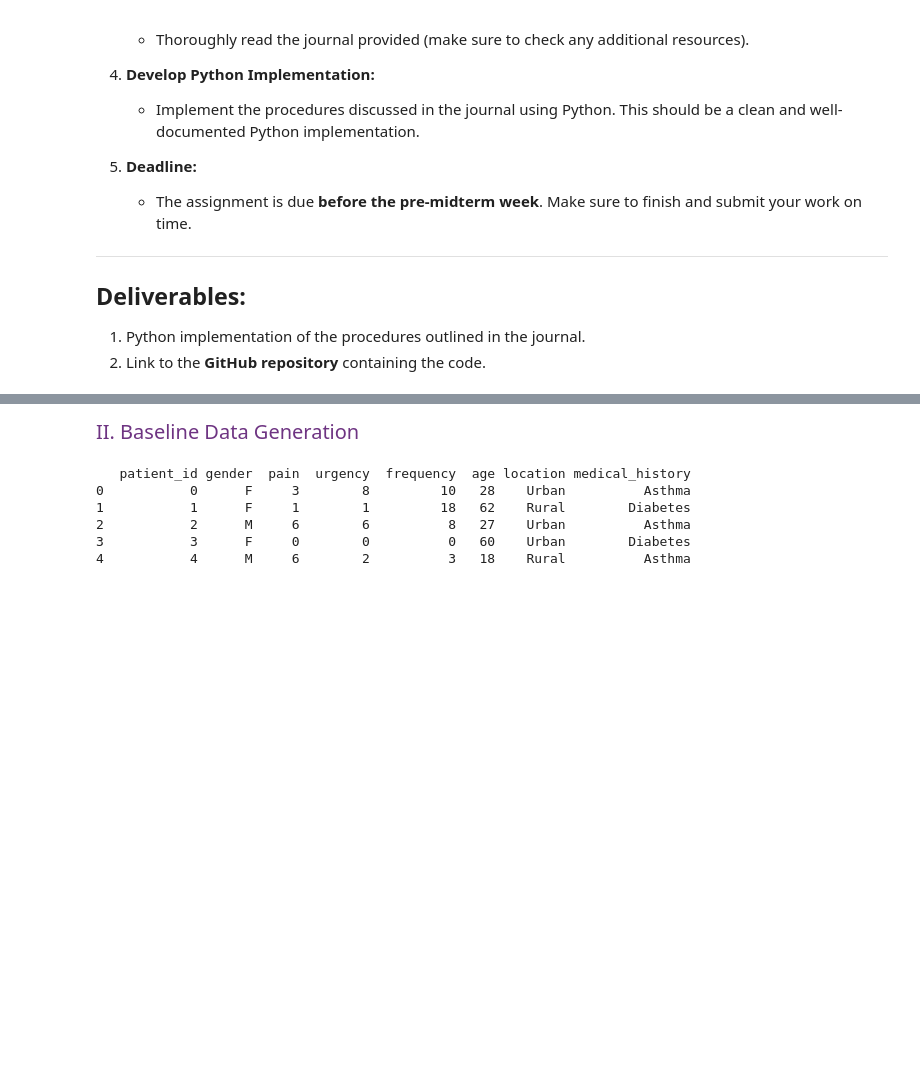
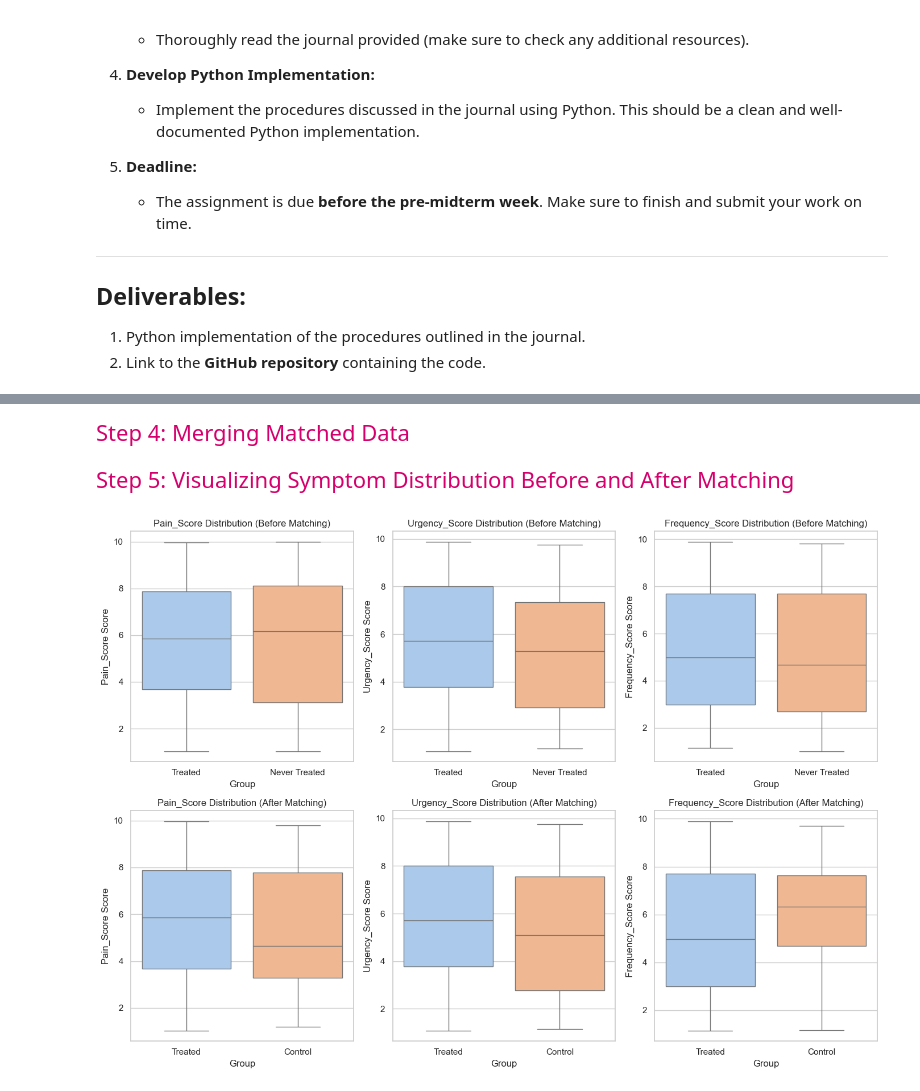
Before and after one commit to llewelyndramayo/CS-3203N, a Jupyter notebook: Assignment-1-Data-Analytics/code1.ipynb, the cells around one changed output, grey strips where cells are left out. Saved outputs shown, nothing was run; the diff lists cells and outputs as text; code cells hidden in the pictures; blank space fills up the shorter version.

```diff
--- a/Assignment-1-Data-Analytics/code1.ipynb
+++ b/Assignment-1-Data-Analytics/code1.ipynb
@@ -51,24 +150,34 @@ variables = ['pain_current', 'urgency_current', 'frequency_current',
 # %% [markdown]
-<span style="font-size: 20px; color: #6E3482;"> II. Baseline Data Generation</span>
+<span style="color: #D5006D; font-size: 22px;">Step 4: Merging Matched Data</span>
-# %%
-# Generate baseline data for patients
-baseline = pd.DataFrame({
-    "patient_id": np.arange(number_of_patients),  # Ensure unique patient_id from 0 to number_of_patients-1
-    "gender": np.random.choice(['M', 'F'], number_of_patients),
-    "pain": np.random.randint(0, 10, number_of_patients),
-    "urgency": np.random.randint(0, 10, number_of_patients),
-    "frequency": np.random.randint(0, 20, number_of_patients),
-    "age": np.random.randint(18, 75, number_of_patients),
-    "location": np.random.choice(['Urban', 'Rural'], number_of_patients),
-    "medical_history": np.random.choice(['None', 'Diabetes', 'Hypertension', 'Asthma'], number_of_patients)
-})
-
-# Display the first few rows of the baseline data
-print(baseline.head())
-# %% [output]
-   patient_id gender  pain  urgency  frequency  age location medical_history
-0           0      F     3        8         10   28    Urban          Asthma
-1           1      F     1        1         18   62    Rural        Diabetes
-2           2      M     6        6          8   27    Urban          Asthma
-3           3      F     0        0          0   60    Urban        Diabetes
-4           4      M     6        2          3   18    Rural          Asthma
+# %%
+treated_matched = df[df["Patient_ID"].isin(matched_pairs["Treated_ID"])]
+neverTreated_matched = df[df["Patient_ID"].isin(matched_pairs["NeverTreated_ID"])]
+# %% [markdown]
+<span style="color: #D5006D; font-size: 22px;">Step 5: Visualizing Symptom Distribution Before and After Matching</span>
+# %%
+# Boxplots showing the distribution of symptoms before and after matching.
+
+plt.figure(figsize=(14, 10))
+
+# Before matching (treated vs never treated)
+for i, symptom in enumerate(covariate_columns):
+    plt.subplot(2, 3, i+1)
+    sns.boxplot(data=[df[df['Treatment_Status'] == 1][symptom].values, df[df['Treatment_Status'] == 0][symptom].values], showfliers=False, palette="pastel")
+    plt.xticks([0, 1], ["Treated", "Never Treated"])
+    plt.title(f"{symptom} Distribution (Before Matching)")
+    plt.xlabel("Group")
+    plt.ylabel(f"{symptom} Score")
+
+# After matching (treated vs control)
+for i, symptom in enumerate(covariate_columns):
+    plt.subplot(2, 3, i+4)
+    sns.boxplot(data=[treated_matched[symptom].values, control_matched[symptom].values], showfliers=False, palette="pastel")
+    plt.xticks([0, 1], ["Treated", "Control"])
+    plt.title(f"{symptom} Distribution (After Matching)")
+    plt.xlabel("Group")
+    plt.ylabel(f"{symptom} Score")
+
+plt.tight_layout()
+plt.show()
+# %% [output]
+[figure, added]
```
Also changed, not shown: parts of 20 cells of this notebook, 2 other files.
